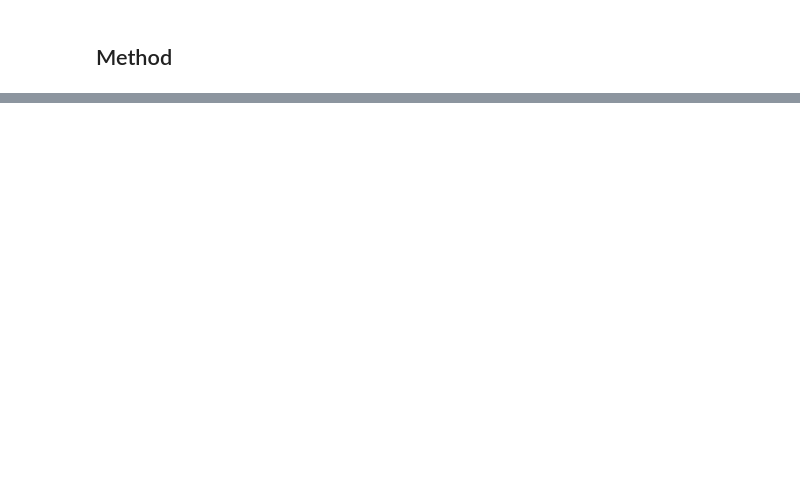
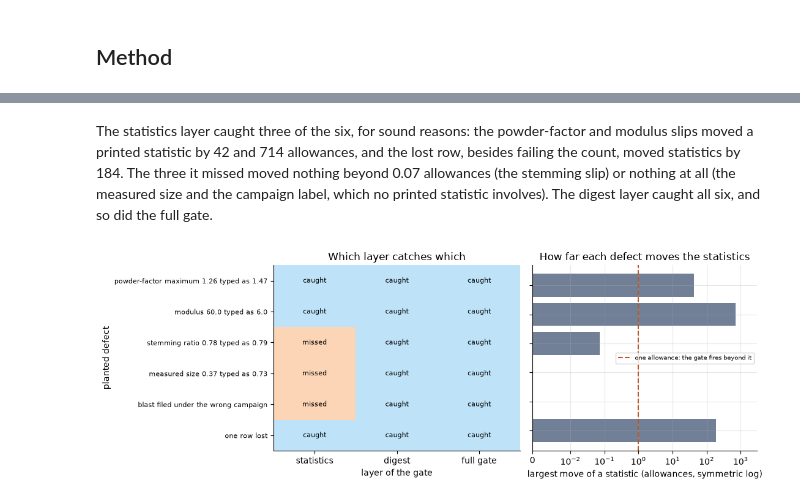
Before and after one commit to fsantibanezleal/CAOS_Fragmenta, a Jupyter notebook: notebooks/en/01-the-data/03-integrity-gate-and-negative-controls.ipynb, the cells around one changed output, grey strips where cells are left out. Drawn from its saved outputs; the diff is of its cells as text; code cells hidden in the pictures; blank space fills up the shorter version.

```diff
--- a/notebooks/en/01-the-data/03-integrity-gate-and-negative-controls.ipynb
+++ b/notebooks/en/01-the-data/03-integrity-gate-and-negative-controls.ipynb
@@ -207,0 +344,17 @@ DG01 reason (es): el taco mide 4,60 bordos en un banco de 1,40 bordos de alto, a
+# %%
+# Detection matrix: which layer fires, and how far each defect moves the printed statistics
+clean = {(n, s): value for n, s, _, value, _ in recomputed_statistics(train)}
+matrix, movement = [], []
+for label, copy in planted.items():
+    statistics_layer = statistics_complaint(copy) is not None
+    digest_layer = bf.datasets.compute_dataset_digest(copy) != pinned
+    moved = max(abs(v - clean[(n, s)]) / allow for n, s, _, v, allow in recomputed_statistics(copy))
+    matrix.append((statistics_layer, digest_layer, statistics_layer or digest_layer))
+    movement.append(moved)
+verdict = {True: "caught", False: "missed"}
+rows = []
+for label, row, moved in zip(planted, matrix, movement):
+    rows.append((label, *(verdict[v] for v in row), f"{moved:.2f}"))
+header = ["planted defect", "statistics layer", "digest layer",
+          "full gate", "largest move, in allowances"]
+show_table(header, rows)
@@ -207,0 +370,29 @@ DG01 reason (es): el taco mide 4,60 bordos en un banco de 1,40 bordos de alto, a
+# %% [markdown]
+The statistics layer caught three of the six, for sound reasons: the powder-factor and modulus slips moved a printed statistic by 42 and 714 allowances, and the lost row, besides failing the count, moved statistics by 184. The three it missed moved nothing beyond 0.07 allowances (the stemming slip) or nothing at all (the measured size and the campaign label, which no printed statistic involves). The digest layer caught all six, and so did the full gate.
+# %%
+# Left: which layer fires for which defect. Right: how far it moves a statistic
+names = list(planted)
+fig, (left, right) = plt.subplots(1, 2, figsize=(11, 4), gridspec_kw={"width_ratios": [1.1, 1]})
+left.imshow(np.array(matrix, dtype=float), cmap=ListedColormap(["#fbd5b5", "#bee3f8"]), aspect="auto")
+for i, row in enumerate(matrix):
+    for j, caught in enumerate(row):
+        left.text(j, i, "caught" if caught else "missed", ha="center", va="center", fontsize=8)
+left.set_xticks(range(3), ["statistics", "digest", "full gate"])
+left.set_yticks(range(len(names)), names, fontsize=8)
+left.set_ylabel("planted defect")
+left.set_xlabel("layer of the gate")
+left.set_title("Which layer catches which")
+left.grid(False)
+right.barh(range(len(names)), movement, color="#718096")
+right.axvline(1.0, color="#c05621", ls="--", label="one allowance: the gate fires beyond it")
+right.set_xscale("symlog", linthresh=0.01)
+right.set_xlim(0, 3000)
+right.set_yticks(range(len(names)), [""] * len(names))
+right.invert_yaxis()
+right.set_xlabel("largest move of a statistic (allowances, symmetric log)")
+right.set_title("How far each defect moves the statistics")
+right.legend(fontsize=7, loc="center right")
+fig.tight_layout()
+plt.show()
+# %% [output]
+[figure, added]
```
Also changed, not shown: parts of 70 cells of this notebook, 5 other files.
